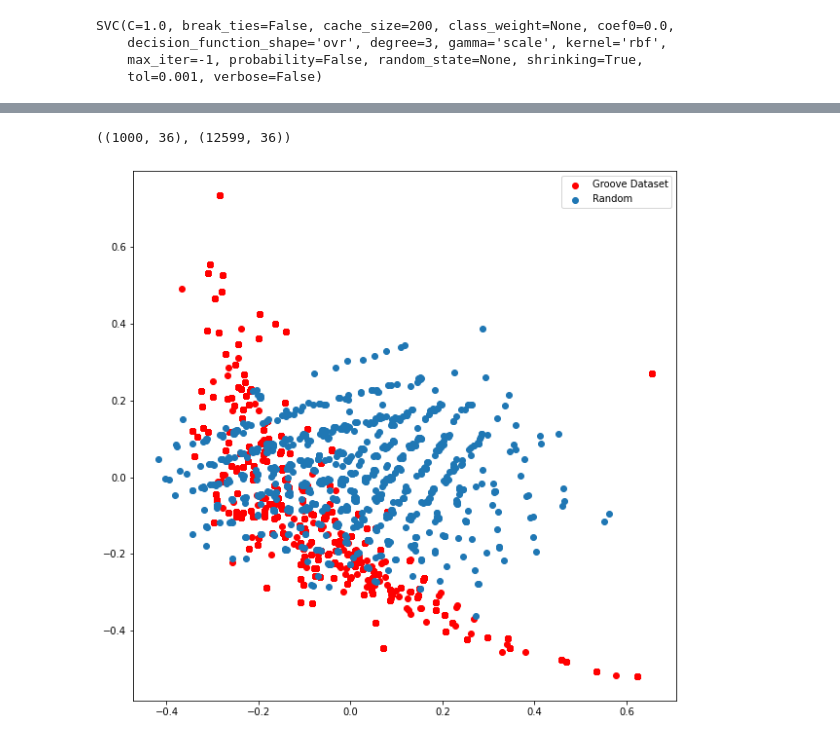
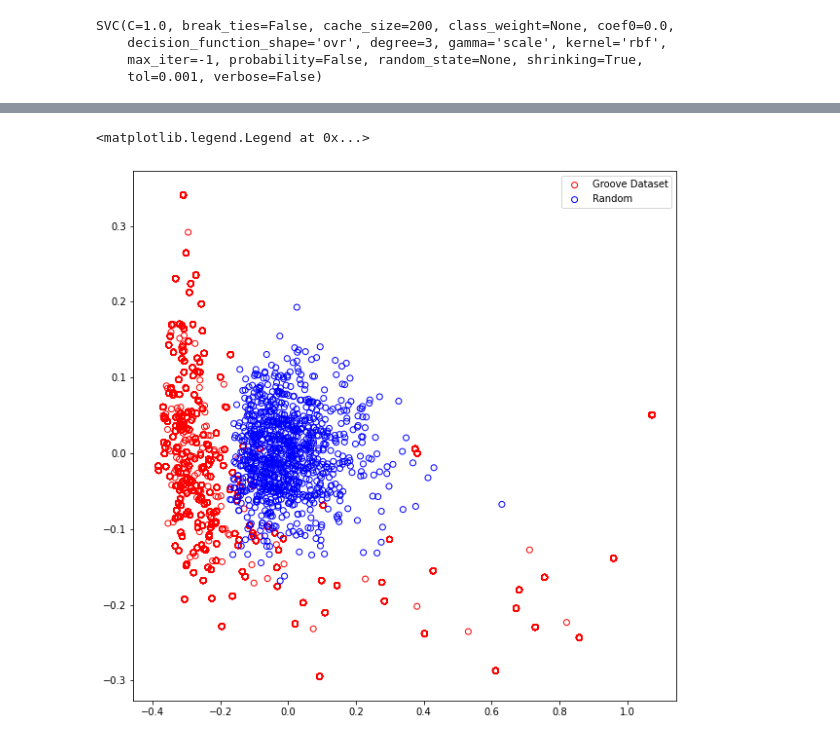
Before and after one commit to andreaco/andreaco.github.io, a Jupyter notebook: JupyterPreliminarStudies/CMRM_FeatureAnalysis.ipynb, the cells around one changed output, grey strips where cells are left out. Cells and saved outputs as stored; diff of their text form; code cells hidden in the pictures.

Commit message:
Plot Update

```diff
--- a/JupyterPreliminarStudies/CMRM_FeatureAnalysis.ipynb
+++ b/JupyterPreliminarStudies/CMRM_FeatureAnalysis.ipynb
@@ -338,13 +349,5 @@ w = np.asarray(w)
 # %%
-X_train = np.stack([x, y, z], axis=1)
-X_train = np.hstack([X_train,w])
+X_train = np.stack([dataset_balance, dataset_entropy, dataset_evenness], axis=1)
 y_train = np.asarray(labels)
 X_train.shape, y_train.shape
-
-from sklearn import svm
-#X_without_rock = X_train[y_train != 'rock']
-#y_without_rock = y_train[y_train != 'rock']
-
-X_train.shape, y_train.shape
-#X_without_rock.shape, y_without_rock.shape
 # %% [output]
@@ -352,14 +374,8 @@ X_train.shape, y_train.shape
 # %%
 from sklearn import svm
-X_without_rock = X_train[y_train != 'funk']
-X_without_rock = X_train[y_train != 'hiphop']
-y_without_rock = y_train[y_train != 'funk']
-y_without_rock = y_train[y_train != 'hiphop']
-
-
 
 clf = svm.SVC()
-clf.fit(X_without_rock, y_without_rock)
+clf.fit(X_train, y_train)
 # %% [output]
 SVC(C=1.0, break_ties=False, cache_size=200, class_weight=None, coef0=0.0,
     decision_function_shape='ovr', degree=3, gamma='scale', kernel='rbf',
@@ -378,7 +391,7 @@ plt.scatter(X_without_rock[:, 0], X_without_rock[:, 2])
 
 from sklearn.decomposition import PCA
 pca = PCA(n_components=2)
-xy = pca.fit_transform(X_train)
+principal_components = pca.fit_transform(X_train)
 
-#plt.scatter(xy[y_without_rock == 'jazz', 0], xy[y_without_rock == 'jazz', 1])
-#plt.scatter(xy[y_without_rock == 'rock', 0], xy[y_without_rock == 'rock', 1])
+plt.scatter(principal_components[:, 0], principal_components[:, 1])
+plt.scatter(principal_components[:, 0], principal_components[:, 1])
@@ -385,42 +401,35 @@ xy = pca.fit_transform(X_train)
 # %%
 import random
 x_random = []
 y_random = []
 z_random = []
 w_random = []
 for i in range(1000):
   p = [0]*32
   for j in range(32):
     p[j] = random.randint(0, 1);
 
   if(len(p)>1):
-    x_random.append(balance(p))
+    x_random.append(balance(x2z(p2x(p))))
     y_random.append(entropy(IOI(p)))
-    z_random.append(evenness(p))
-    w_random.append(IOI(p))
+    z_random.append(evenness(x2z(p2x(p))))
 
 
 x = np.asarray(x_random)
 y = np.asarray(y_random)
 z = np.asarray(z_random)
-w = np.asarray(w_random)
 
 X_random = np.stack([x_random, y_random, z_random], axis=1)
-X_random = np.hstack([X_random, w_random])
-
 
 from sklearn.decomposition import PCA
-pca = PCA(n_components=2)
+pca = PCA(n_components=3)
 pca_random = pca.fit_transform(X_random)
 
 
 plt.figure(figsize=(10, 10))
-plt.scatter(xy[:, 0], xy[:, 1], c='red')
-plt.scatter(pca_random[:, 0], pca_random[:, 1])
+plt.scatter(principal_components[:, 0], principal_components[:, 1], facecolors='none',edgecolors='red')
+plt.scatter(pca_random[:, 0], pca_random[:, 1], facecolors='none',edgecolors='blue')
 plt.legend(['Groove Dataset', 'Random'])
-
-
-X_random.shape, X_train.shape
 # %% [output]
-((1000, 36), (12599, 36))
+<matplotlib.legend.Legend at 0x...>
-[figure, old version]
+[figure, new version]
```
Also changed, not shown: parts of 9 cells of this notebook.
